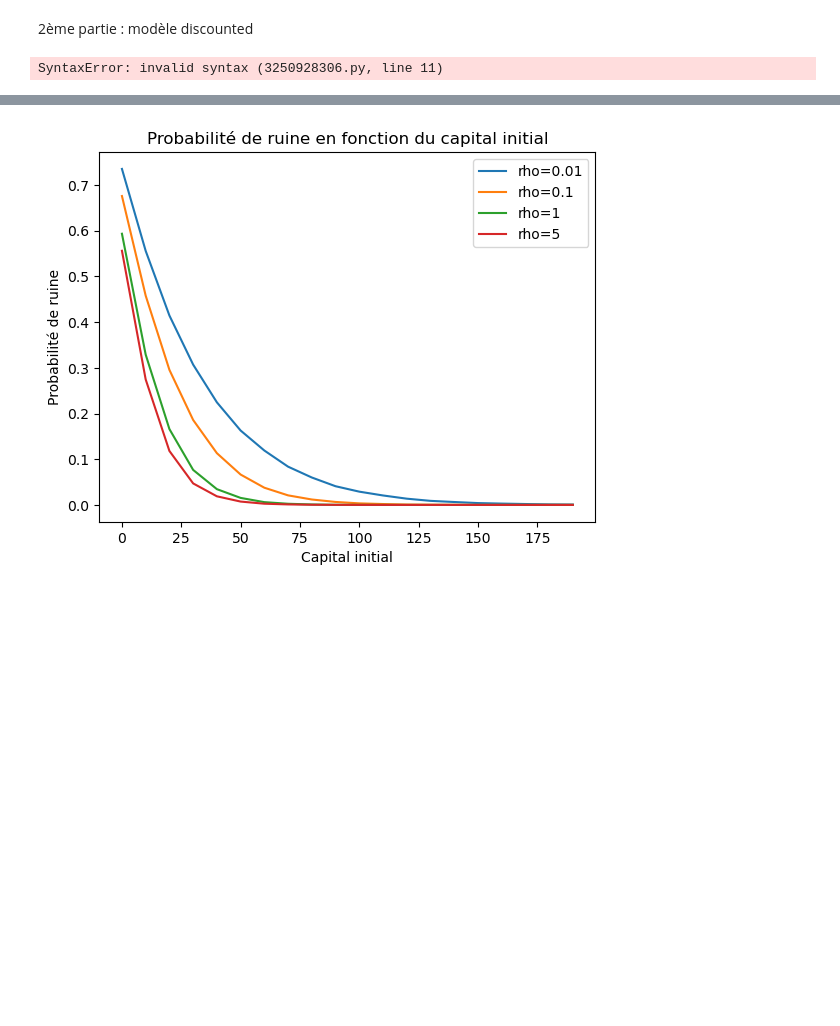
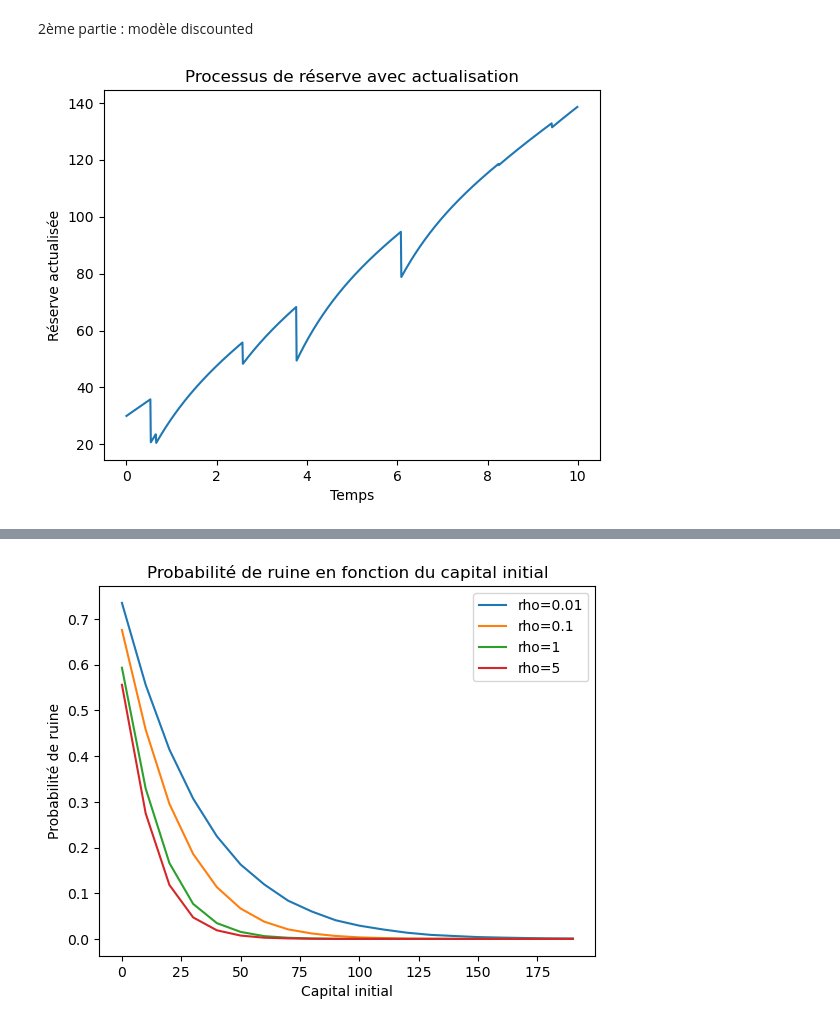
Before and after one commit to R7even31/Projet_Poisson, a Jupyter notebook: Main.ipynb, the cells around one changed output, grey strips where cells are left out. Saved outputs shown, nothing was run; the diff lists cells and outputs as text; code cells hidden in the pictures; blank space fills up the shorter version.

```diff
--- a/Main.ipynb
+++ b/Main.ipynb
@@ -89,13 +122,37 @@ def simulation_discounted(mu,T,beta,u,n,theta,rho):
     temps_arrivee=np.random.uniform(0,T,Nt)
     temps_arrivee=np.sort(temps_arrivee)
     Y=np.random.exponential(1/beta,Nt)
-    t=np.arange(0,T,n)
+    t=np.arange(0,T,1/n)
     exp=np.exp(rho*temps_arrivee)
     coefs_somme=np.array(Y)*np.array(exp)
     sinistres=np.cumsum(coefs_somme)
-    Rt=u+p*t-np.exp(-rho*t)*sinistres[]
+    #Rt=u+p*t-np.exp(-rho*t)*np.cumsum(np.exp(rho*np.array(temps_arrivee[temps_arrivee<=t]))*np.array(Y[temps_arrivee<=t]))
+    Rt = np.zeros(len(t))
+
+    for idx, ti in enumerate(t):
+        mask = temps_arrivee <= ti  # sinistres survenus avant ti
+        if mask.sum() > 0:
+            somme = np.sum(np.exp(-rho * (ti - temps_arrivee[mask])) * Y[mask])
+        else:
+            somme = 0
+        Rt[idx] = u + p * ti - somme
+    return (t,Rt)
-# %% [output]
-SyntaxError: invalid syntax (3250928306.py, line 11)
+# %%
+mu=1
+T=10
+beta=0.1
+theta=0.1
+n=100
+rho=1
+u=30
+t,Rt=simulation_discounted(mu,T,beta,u,n,theta,rho)
+plt.plot(t,Rt)
+plt.title("Processus de réserve avec actualisation")
+plt.xlabel("Temps")
+plt.ylabel("Réserve actualisée")
+plt.show()
+# %% [output]
+[figure, added]
 # %%
 def p_min_discounted(mu,rho,u):
     return max((u*rho-mu)/(1-np.log(mu/rho)),mu)
```
Also changed, not shown: parts of 4 cells of this notebook.
